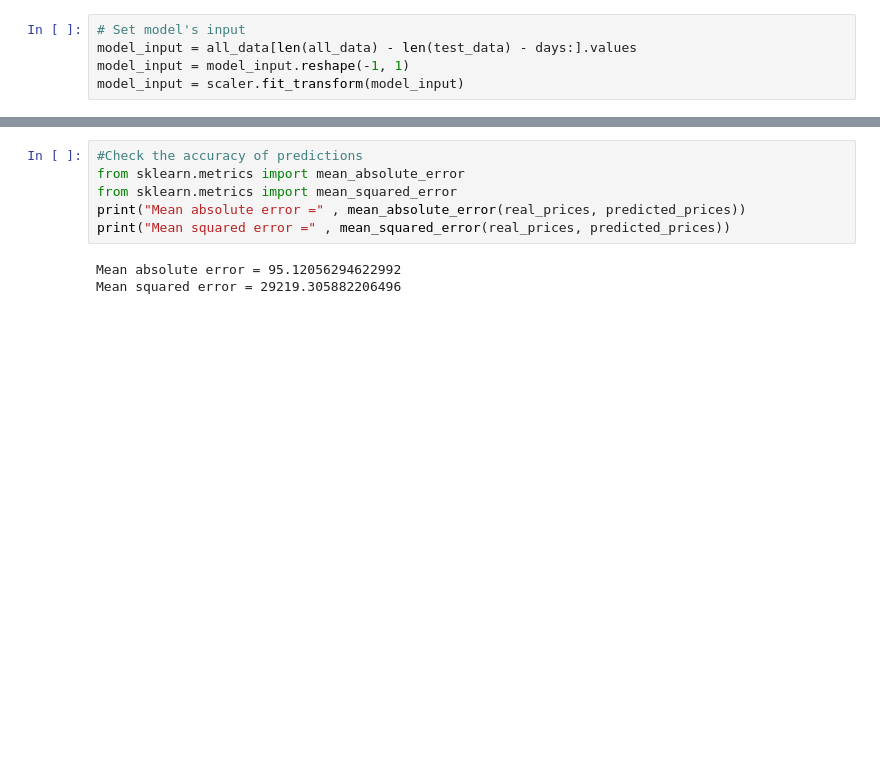
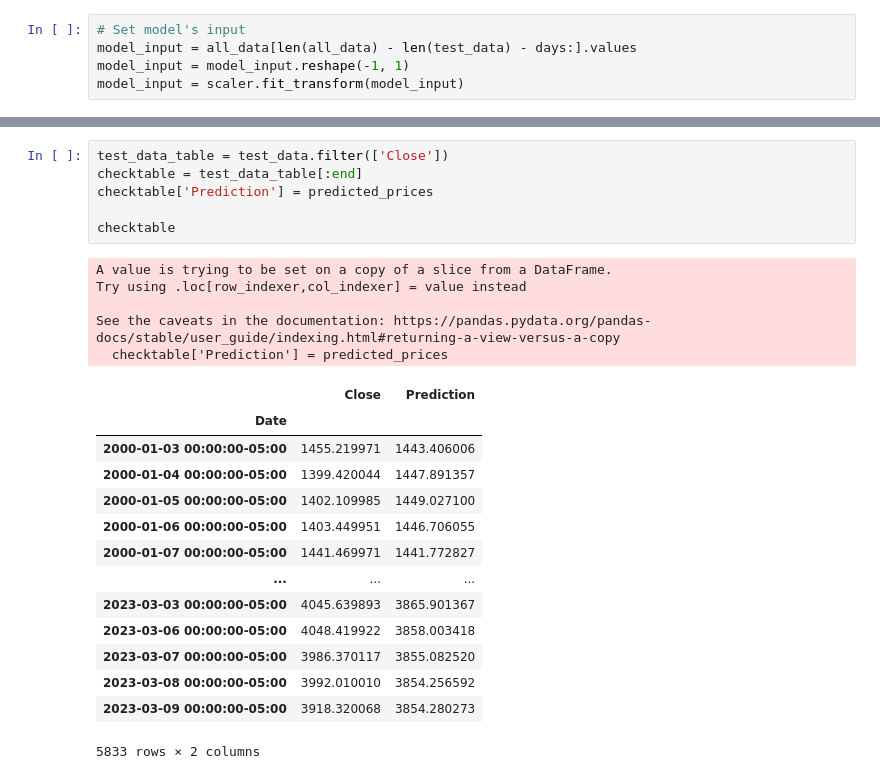
Before and after one commit to NervOUs11/Predict_S-P500, a Jupyter notebook: Code.ipynb, the cells around one changed output, grey strips where cells are left out. Cells and saved outputs as stored; diff of their text form; blank space fills up the shorter version.

```diff
--- a/Code.ipynb
+++ b/Code.ipynb
@@ -207,9 +216,26 @@ plt.show()
-# %%
-#Check the accuracy of predictions
-from sklearn.metrics import mean_absolute_error
-from sklearn.metrics import mean_squared_error
-print("Mean absolute error =" , mean_absolute_error(real_prices, predicted_prices))
-print("Mean squared error =" , mean_squared_error(real_prices, predicted_prices))
-# %% [output]
-Mean absolute error = 95.12056294622992
-Mean squared error = 29219.305882206496
+# %%
+test_data_table = test_data.filter(['Close'])
+checktable = test_data_table[:end]
+checktable['Prediction'] = predicted_prices
+
+checktable
+# %% [output]
+A value is trying to be set on a copy of a slice from a DataFrame.
+Try using .loc[row_indexer,col_indexer] = value instead
+
+See the caveats in the documentation: https://pandas.pydata.org/pandas-docs/stable/user_guide/indexing.html#returning-a-view-versus-a-copy
+  checktable['Prediction'] = predicted_prices
+|  | Close | Prediction |
+| Date |  |  |
+| 2000-01-03 00:00:00-05:00 | 1455.219971 | 1443.406006 |
+| 2000-01-04 00:00:00-05:00 | 1399.420044 | 1447.891357 |
+| 2000-01-05 00:00:00-05:00 | 1402.109985 | 1449.027100 |
+| 2000-01-06 00:00:00-05:00 | 1403.449951 | 1446.706055 |
+| 2000-01-07 00:00:00-05:00 | 1441.469971 | 1441.772827 |
+| ... | ... | ... |
+| 2023-03-03 00:00:00-05:00 | 4045.639893 | 3865.901367 |
+| 2023-03-06 00:00:00-05:00 | 4048.419922 | 3858.003418 |
+| 2023-03-07 00:00:00-05:00 | 3986.370117 | 3855.082520 |
+| 2023-03-08 00:00:00-05:00 | 3992.010010 | 3854.256592 |
+| 2023-03-09 00:00:00-05:00 | 3918.320068 | 3854.280273 |
+5833 rows × 2 columns
```
Also changed, not shown: parts of 8 cells of this notebook.
